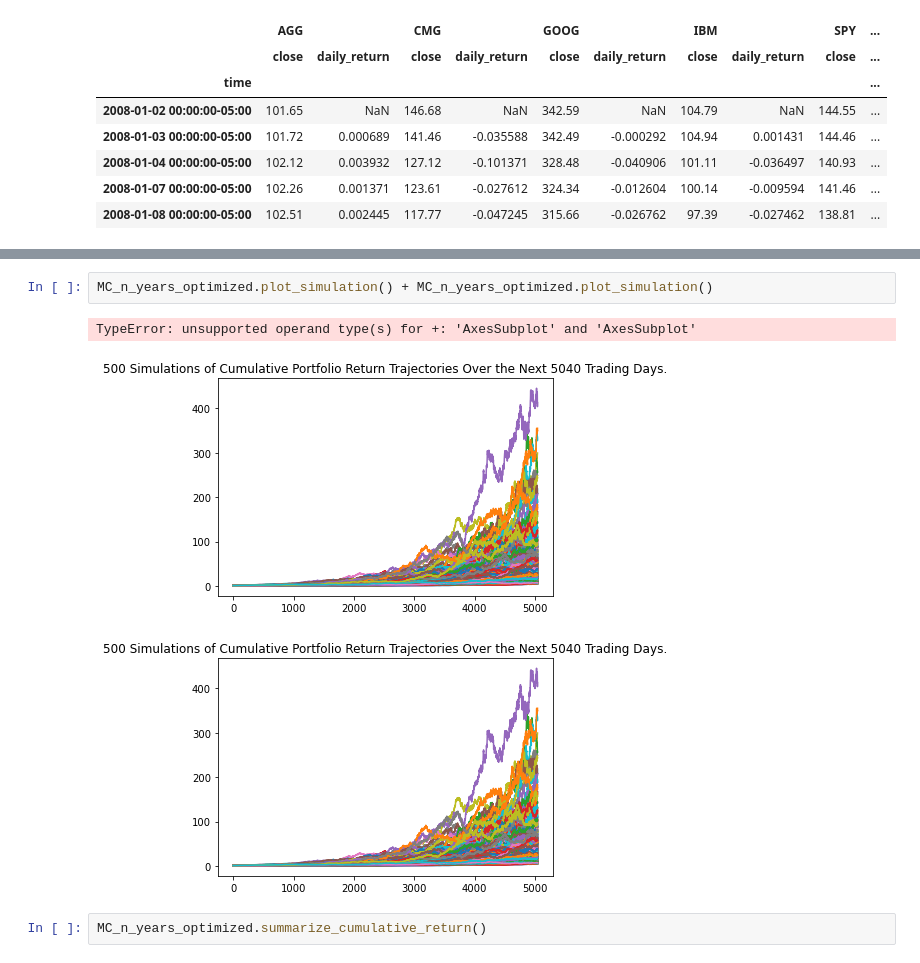
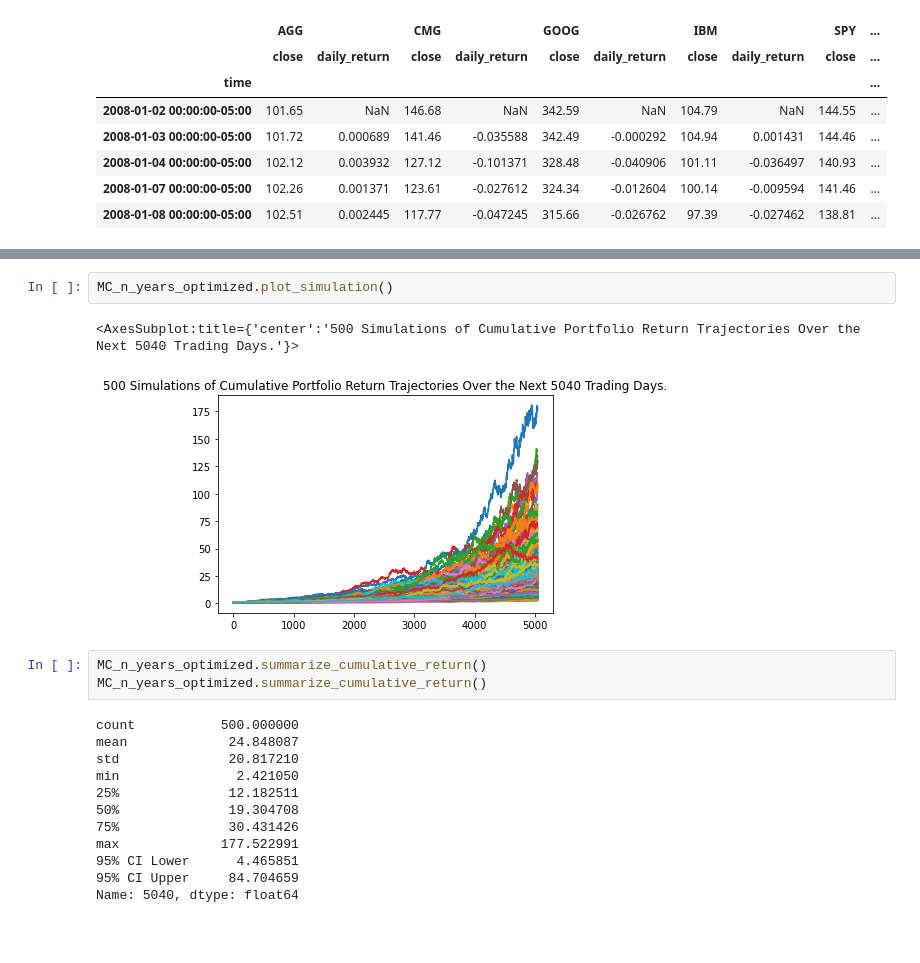
Before and after one commit to woodedlawn/awesome_retirement_portfolio_projector_tool, a Jupyter notebook: jon&pao/PAO&JON_Portfolio.ipynb, the cells around one changed output, grey strips where cells are left out. Drawn from its saved outputs; the diff is of its cells as text; blank space fills up the shorter version.

```diff
--- a/jon&pao/PAO&JON_Portfolio.ipynb
+++ b/jon&pao/PAO&JON_Portfolio.ipynb
@@ -707,8 +691,20 @@ MC_n_years_optimized.plot_distribution()
 # %%
-MC_n_years_optimized.plot_simulation() + MC_n_years_optimized.plot_simulation()
+MC_n_years_optimized.plot_simulation()
 # %% [output]
-TypeError: unsupported operand type(s) for +: 'AxesSubplot' and 'AxesSubplot'
+<AxesSubplot:title={'center':'500 Simulations of Cumulative Portfolio Return Trajectories Over the Next 5040 Trading Days.'}>
-[figure, old version]
+[figure, new version]
-[figure, removed]
 # %%
 MC_n_years_optimized.summarize_cumulative_return()
+MC_n_years_optimized.summarize_cumulative_return()
+# %% [output]
+count           500.000000
+mean             24.848087
+std              20.817210
+min               2.421050
+25%              12.182511
+50%              19.304708
+75%              30.431426
+max             177.522991
+95% CI Lower      4.465851
+95% CI Upper     84.704659
+Name: 5040, dtype: float64
```
Also changed, not shown: parts of 22 cells of this notebook, 1 other file.
